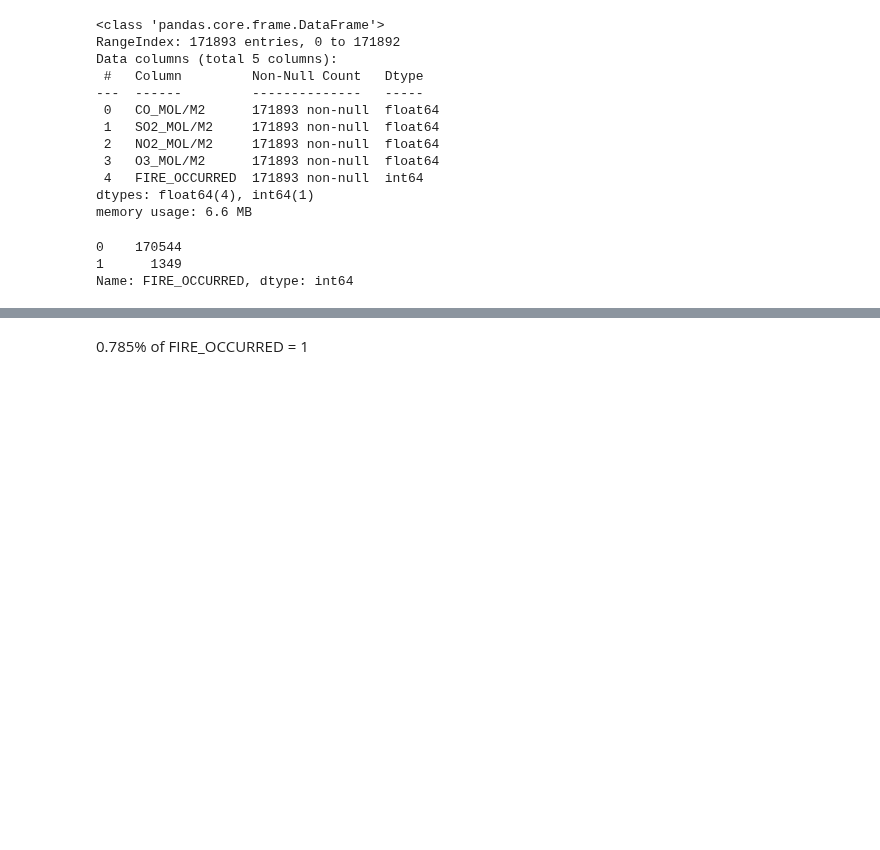
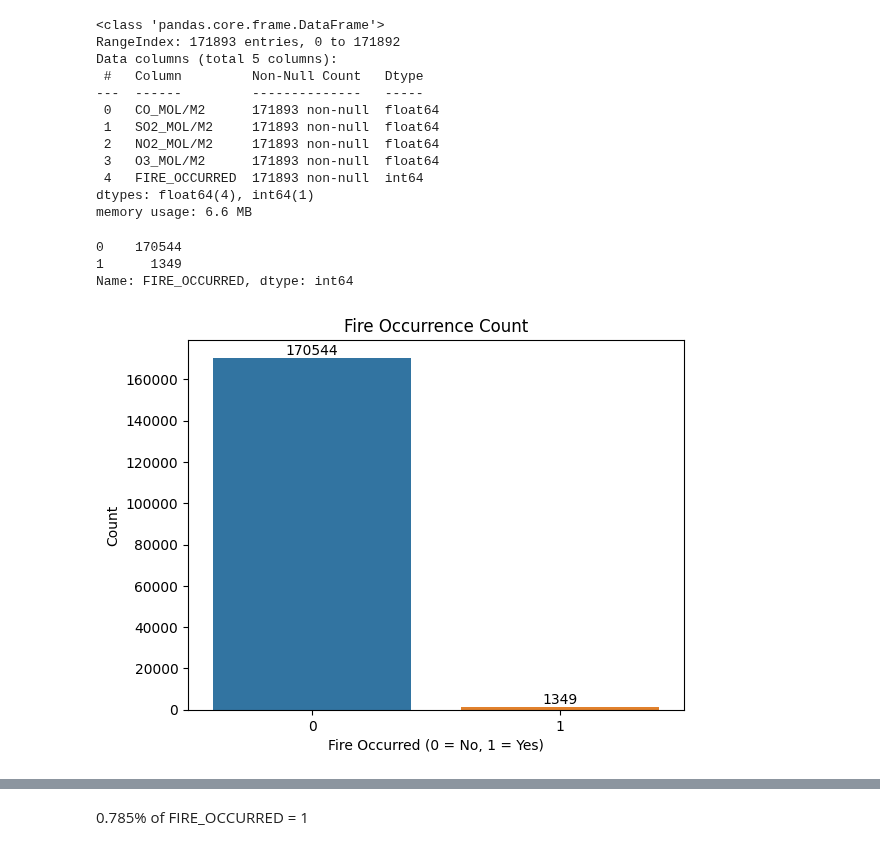
Before and after one commit to ManapatWeeramongkolkul/ForestFireML, a Jupyter notebook: ModelTraining_Pipeline.ipynb, the cells around one changed output, grey strips where cells are left out. Cells and saved outputs as stored; diff of their text form; code cells hidden in the pictures; blank space fills up the shorter version.

Commit message:
new plot

```diff
--- a/ModelTraining_Pipeline.ipynb
+++ b/ModelTraining_Pipeline.ipynb
@@ -52,3 +52,20 @@ display(df['FIRE_OCCURRED'].value_counts())
 0    170544
 1      1349
 Name: FIRE_OCCURRED, dtype: int64
+# %%
+import seaborn as sb
+import matplotlib.pyplot as plt
+
+ax = sb.countplot(x=df["FIRE_OCCURRED"])
+plt.title("Fire Occurrence Count")
+plt.xlabel("Fire Occurred (0 = No, 1 = Yes)")
+plt.ylabel("Count")
+
+# add count labels to the bars
+for p in ax.patches:
+    ax.annotate(format(p.get_height(), '.0f'), (p.get_x() + p.get_width() / 2., p.get_height()),
+                ha = 'center', va = 'center', xytext = (0, 5), textcoords = 'offset points')
+
+plt.show()
+# %% [output]
+[figure, added]
```
Also changed, not shown: parts of 57 cells of this notebook.
